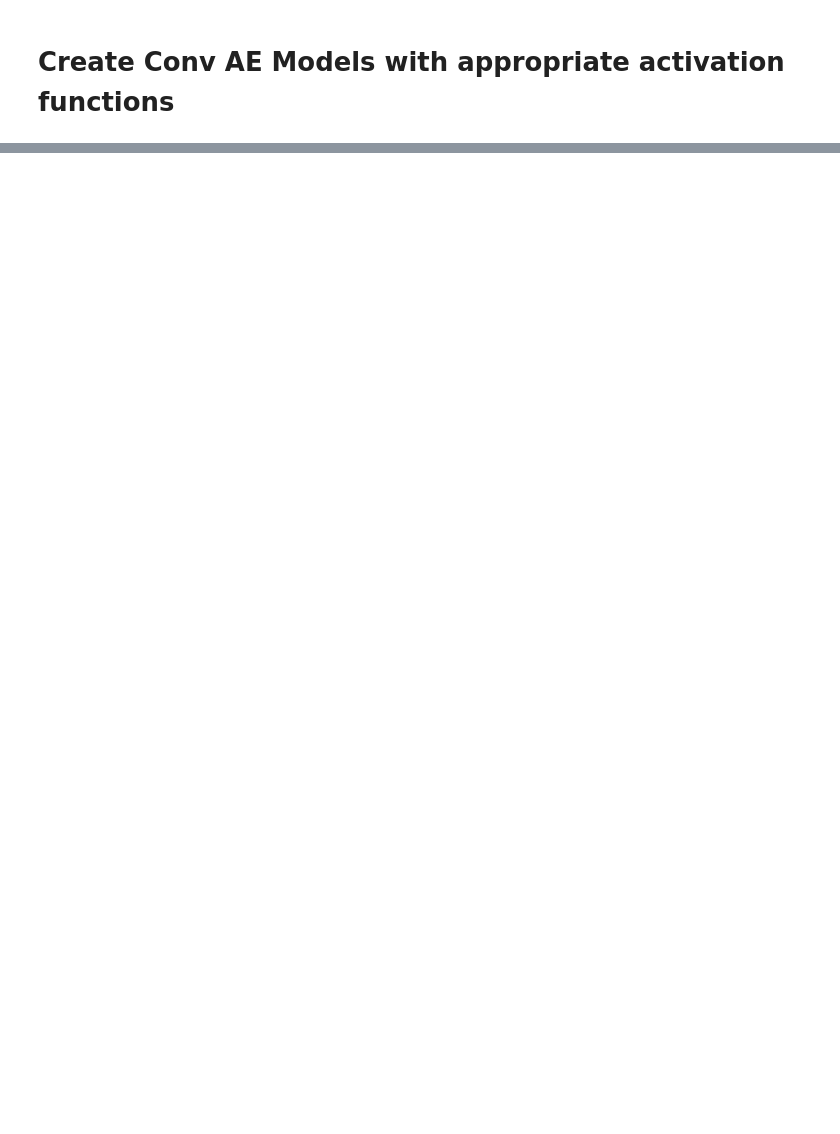
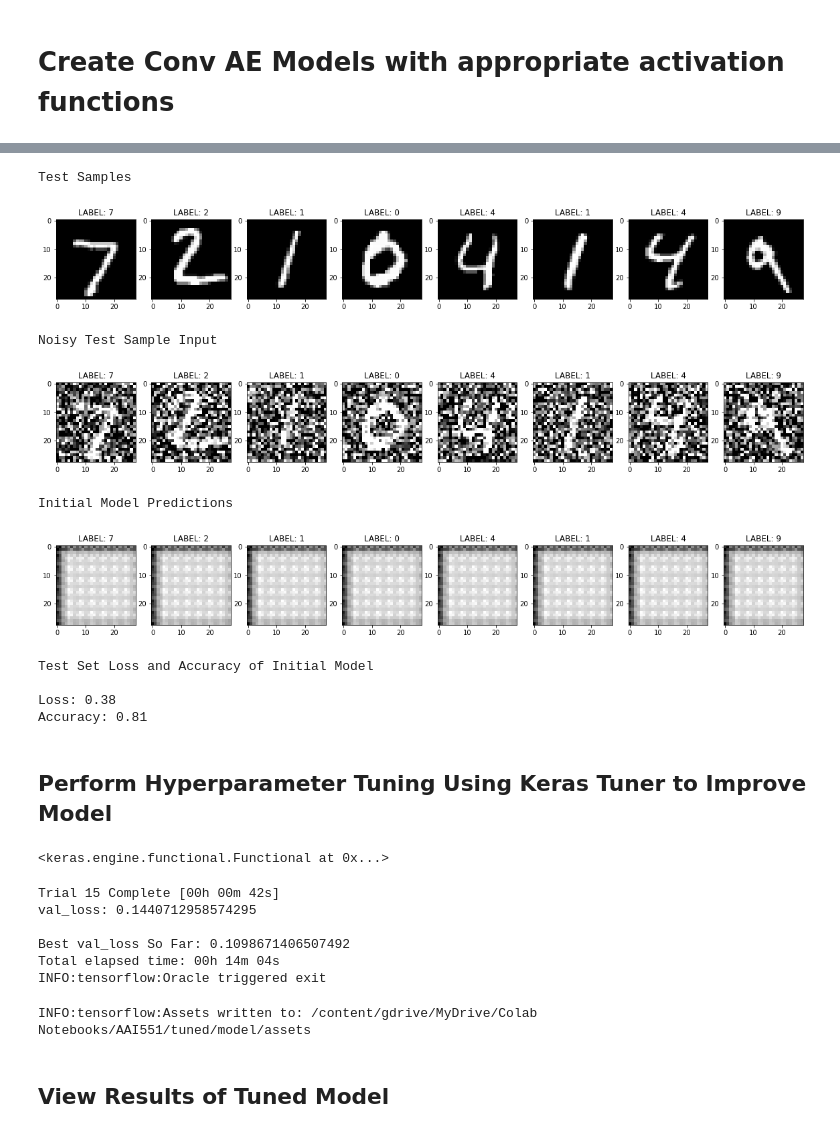
Before and after one commit to cdepalma141/AAI551-Python-Final-Project, a Jupyter notebook: DenoiseMNISTDigits.ipynb, the cells around one changed output, grey strips where cells are left out. Cells and saved outputs as stored; diff of their text form; code cells hidden in the pictures; blank space fills up the shorter version.

```diff
--- a/DenoiseMNISTDigits.ipynb
+++ b/DenoiseMNISTDigits.ipynb
@@ -429,0 +227,27 @@ BGD-LeakyRelu Test Results
+# %%
+print("Test Samples")
+plotData(x_test, y_test)
+print("Noisy Test Sample Input")
+plotData(x_test_noisy,y_test)
+
+pred = model.predict(x_test_noisy)
+print("Initial Model Predictions")
+plotData(pred,y_test)
+# %% [output]
+Test Samples
+[figure, added]
+Noisy Test Sample Input
+[figure, added]
+Initial Model Predictions
+[figure, added]
+# %%
+print("Test Set Loss and Accuracy of Initial Model\n")
+results = model.evaluate(x_test_noisy,x_test, verbose=0)
+print(f"Loss: {np.round(results[0],2)}\nAccuracy: {np.round(results[1],2)}")
+# %% [output]
+Test Set Loss and Accuracy of Initial Model
+
+Loss: 0.38
+Accuracy: 0.81
+# %% [markdown]
+## Perform Hyperparameter Tuning Using Keras Tuner to Improve Model
@@ -429,0 +270,36 @@ BGD-LeakyRelu Test Results
+# %%
+# check that function works
+tuneModel(keras_tuner.HyperParameters())
+# %% [output]
+<keras.engine.functional.Functional at 0x...>
+# %%
+# Create tuner object to run random search to compare
+# different models and find best hyperparameters
+tuner = keras_tuner.RandomSearch(
+      tuneModel,
+      objective='val_loss',
+      max_trials=15
+)
+
+# Search for best hyper parameters
+tuner.search(x_train_noisy[:num_train], x_train[:num_train],
+             validation_data=(x_train_noisy[num_train:], x_train[num_train:]),
+             batch_size=512,
+             epochs=10)
+
+# Store best model as output
+best_model = tuner.get_best_models()[0]
+# %% [output]
+Trial 15 Complete [00h 00m 42s]
+val_loss: 0.1440712958574295
+
+Best val_loss So Far: 0.1098671406507492
+Total elapsed time: 00h 14m 04s
+INFO:tensorflow:Oracle triggered exit
+# %%
+# Save Tuned Model
+best_model.save("/content/gdrive/MyDrive/Colab Notebooks/AAI551/tuned/model")
+# %% [output]
+INFO:tensorflow:Assets written to: /content/gdrive/MyDrive/Colab Notebooks/AAI551/tuned/model/assets
+# %% [markdown]
+## View Results of Tuned Model
```
Also changed, not shown: parts of 40 cells of this notebook, 14 other files.
